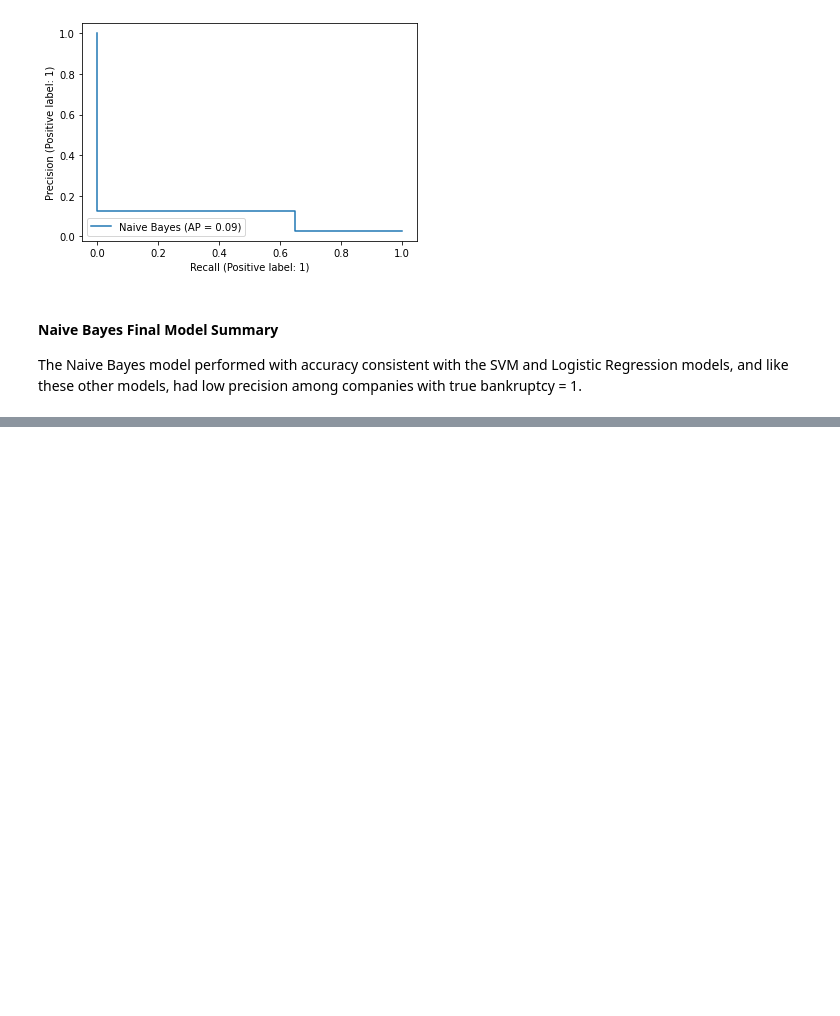
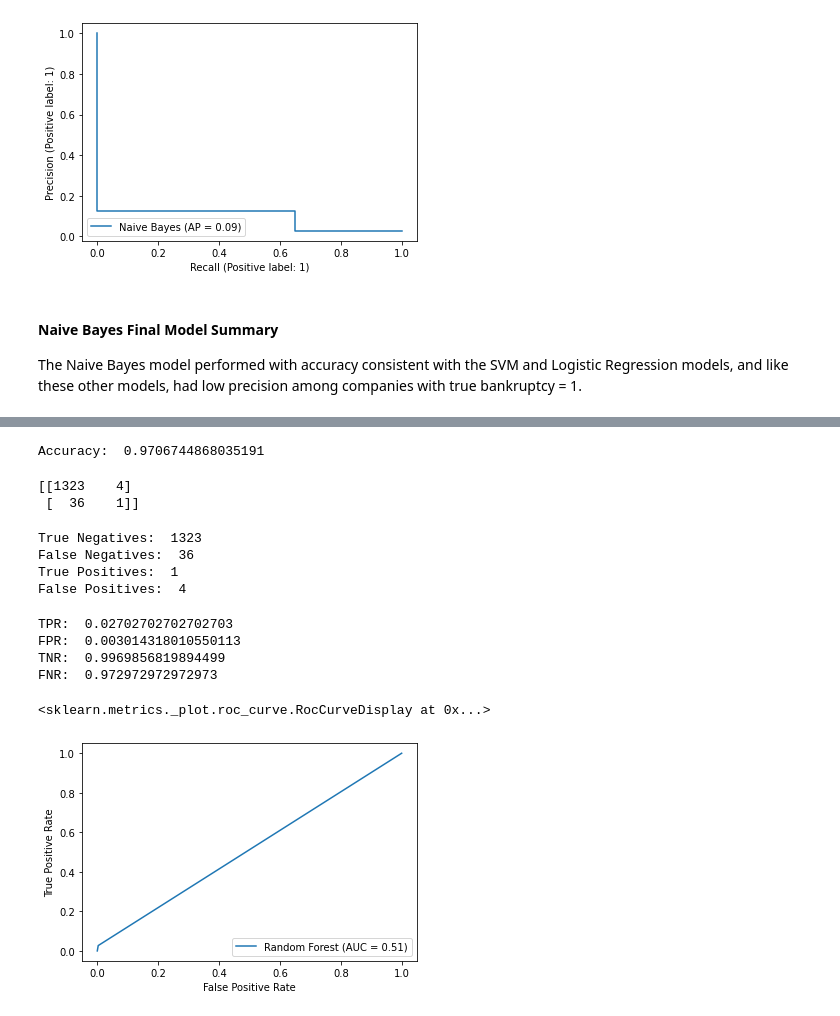
Before and after one commit to lkhart/company_bankruptcy_prediction, a Jupyter notebook: bankruptcy_eda_and_modeling.ipynb, the cells around one changed output, grey strips where cells are left out. Saved outputs shown, nothing was run; the diff lists cells and outputs as text; code cells hidden in the pictures; blank space fills up the shorter version.

```diff
--- a/bankruptcy_eda_and_modeling.ipynb
+++ b/bankruptcy_eda_and_modeling.ipynb
@@ -501,0 +550,4 @@ All three of these models performed poorly on this dataset. Given the proportion
+# %%
+grid_rf = GridSearchCV(RandomForestClassifier(), params, scoring = 'roc_auc', verbose=1)
+# %%
+grid_rf.fit(X_train, y_train)
@@ -501,0 +572,6 @@ All three of these models performed poorly on this dataset. Given the proportion
+# %%
+# fit RF model with best performing hyperparameters
+rf_final = RandomForestClassifier(criterion= 'entropy', max_depth= 50, max_features= None, n_estimators= 100).fit(X_train, y_train)
+# %%
+# generate predictions on test data
+rf_pred = rf_final.predict(X_test)
@@ -501,0 +589,49 @@ All three of these models performed poorly on this dataset. Given the proportion
+# %%
+print('Accuracy: ', accuracy_score(y_test, rf_pred))
+# %% [output]
+Accuracy:  0.9706744868035191
+# %%
+rf_cm = confusion_matrix(y_test, rf_pred)
+print(rf_cm)
+# %% [output]
+[[1323    4]
+ [  36    1]]
+# %%
+# from confusion matrix: count of each prediction result
+rf_tn = rf_cm[0][0]
+print('True Negatives: ', rf_tn)
+rf_fn = rf_cm[1][0]
+print('False Negatives: ', rf_fn)
+rf_tp = rf_cm[1][1]
+print('True Positives: ', rf_tp)
+rf_fp = rf_cm[0][1]
+print('False Positives: ', rf_fp)
+# %% [output]
+True Negatives:  1323
+False Negatives:  36
+True Positives:  1
+False Positives:  4
+# %%
+# tpr
+print('TPR: ', rf_tp/(rf_tp + rf_fn))
+# fpr
+print('FPR: ', rf_fp/(rf_fp + rf_tn))
+# tnr
+print('TNR: ', rf_tn/(rf_tn + rf_fp))
+# fnr
+print('FNR: ', rf_fn/(rf_fn + rf_tp))
+# %% [output]
+TPR:  0.02702702702702703
+FPR:  0.003014318010550113
+TNR:  0.9969856819894499
+FNR:  0.972972972972973
+# %%
+# generate ROC curve
+fpr, tpr, thresholds = roc_curve(y_test, rf_pred)
+roc_auc = auc(fpr, tpr)
+
+rocdisplay = RocCurveDisplay(fpr=fpr, tpr=tpr, roc_auc=roc_auc, estimator_name='Random Forest')
+rocdisplay.plot()
+# %% [output]
+<sklearn.metrics._plot.roc_curve.RocCurveDisplay at 0x...>
+[figure, added]
```
Also changed, not shown: parts of 54 cells of this notebook.
